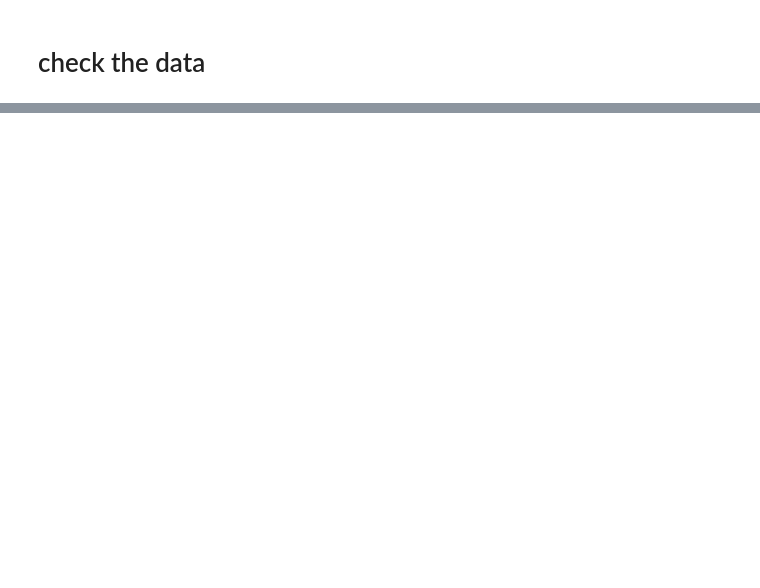
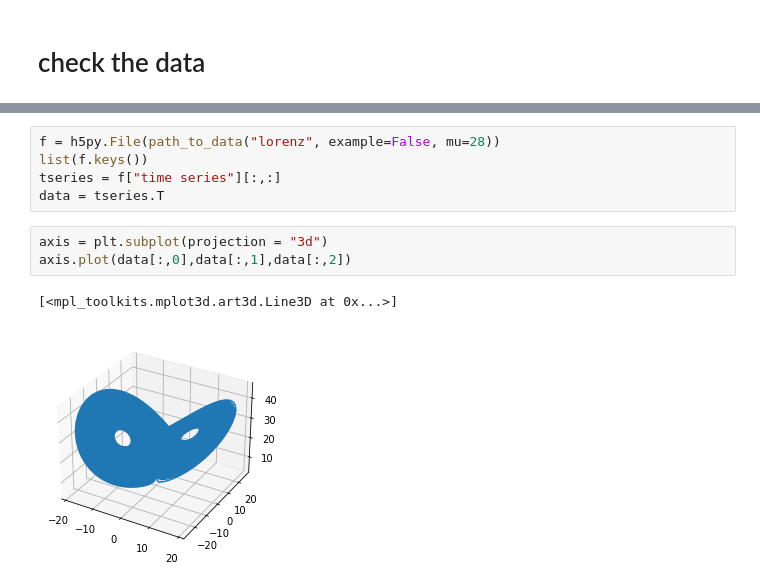
Before and after one commit to kjxymful/empirical_evd.jl, a Jupyter notebook: eval/read_data.ipynb, the cells around one changed output, grey strips where cells are left out. Drawn from its saved outputs; the diff is of its cells as text; blank space fills up the shorter version.

```diff
--- a/eval/read_data.ipynb
+++ b/eval/read_data.ipynb
@@ -23,0 +26,11 @@ axis.plot(data[:,0],data[:,1],data[:,2])
+# %%
+f = h5py.File(path_to_data("lorenz", example=False, mu=28))
+list(f.keys())
+tseries = f["time series"][:,:]
+data = tseries.T
+# %%
+axis = plt.subplot(projection = "3d")
+axis.plot(data[:,0],data[:,1],data[:,2])
+# %% [output]
+[<mpl_toolkits.mplot3d.art3d.Line3D at 0x...>]
+[figure, added]
```
Also changed, not shown: parts of 4 cells of this notebook, 3 other files.
